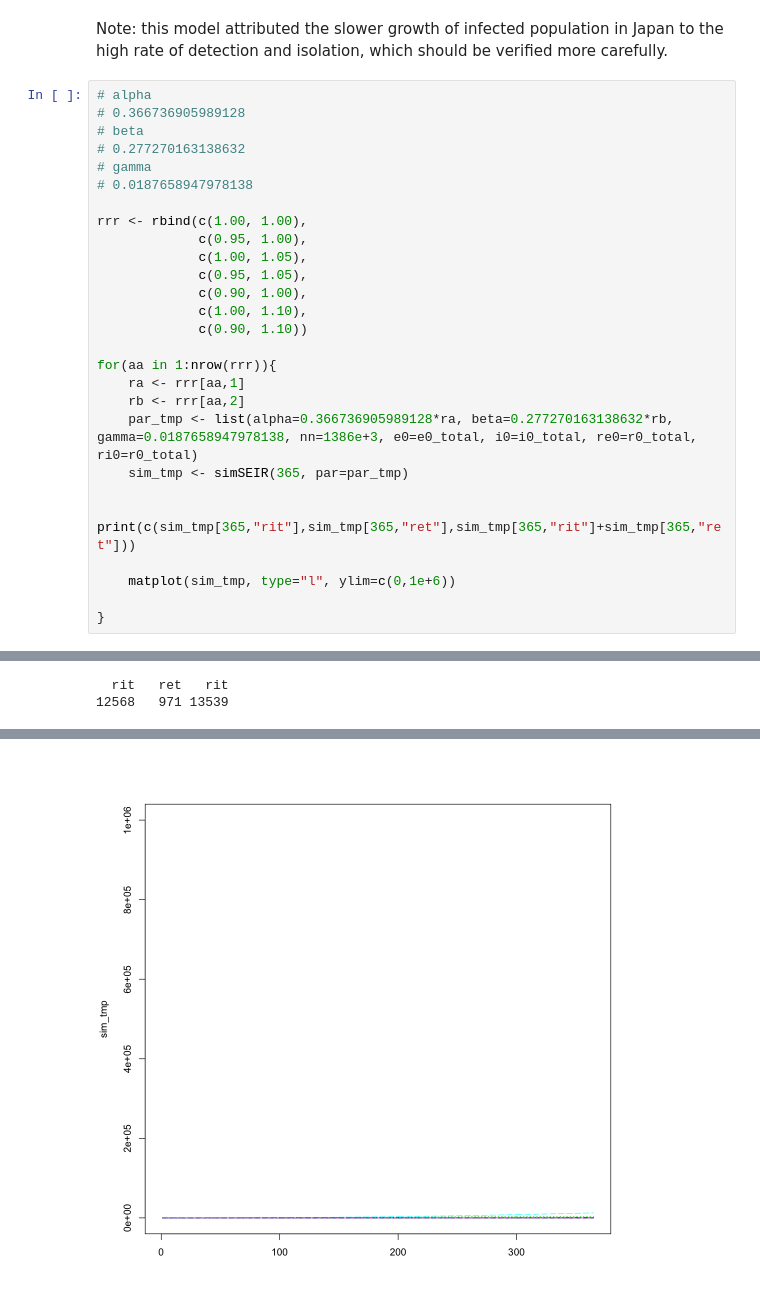
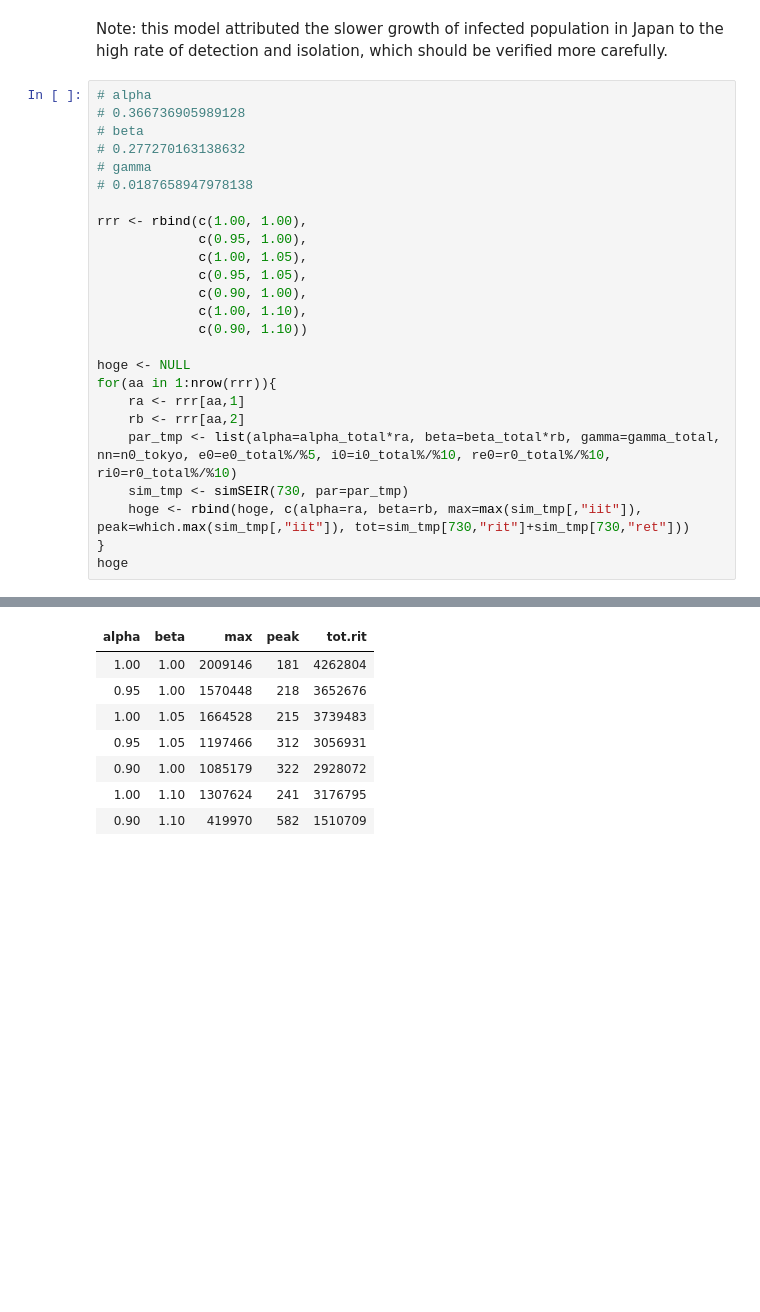
Before and after one commit to naono-git/covid19, a Jupyter notebook: covid19.SEIR.ipynb, the cells around one changed output, grey strips where cells are left out. Drawn from its saved outputs; the diff is of its cells as text; blank space fills up the shorter version.

```diff
--- a/covid19.SEIR.ipynb
+++ b/covid19.SEIR.ipynb
@@ -461,15 +466,13 @@ rrr <- rbind(c(1.00, 1.00),
              c(1.00, 1.10),
              c(0.90, 1.10))
 
+hoge <- NULL
 for(aa in 1:nrow(rrr)){
     ra <- rrr[aa,1]
     rb <- rrr[aa,2]
-    par_tmp <- list(alpha=0.366736905989128*ra, beta=0.277270163138632*rb, gamma=0.0187658947978138, nn=1386e+3, e0=e0_total, i0=i0_total, re0=r0_total, ri0=r0_total)
-    sim_tmp <- simSEIR(365, par=par_tmp)
-
-    print(c(sim_tmp[365,"rit"],sim_tmp[365,"ret"],sim_tmp[365,"rit"]+sim_tmp[365,"ret"]))
-
-    matplot(sim_tmp, type="l", ylim=c(0,1e+6))
-
+    par_tmp <- list(alpha=alpha_total*ra, beta=beta_total*rb, gamma=gamma_total, nn=n0_tokyo, e0=e0_total%/%5, i0=i0_total%/%10, re0=r0_total%/%10, ri0=r0_total%/%10)
+    sim_tmp <- simSEIR(730, par=par_tmp)
+    hoge <- rbind(hoge, c(alpha=ra, beta=rb, max=max(sim_tmp[,"iit"]), peak=which.max(sim_tmp[,"iit"]), tot=sim_tmp[730,"rit"]+sim_tmp[730,"ret"]))
 }
+hoge
 # %% [output]
@@ -493,2 +479,0 @@ for(aa in 1:nrow(rrr)){
-  rit   ret   rit
-12568   971 13539
@@ -496 +480,8 @@ for(aa in 1:nrow(rrr)){
-[figure, removed]
+| alpha | beta | max | peak | tot.rit |
+| 1.00 | 1.00 | 2009146 | 181 | 4262804 |
+| 0.95 | 1.00 | 1570448 | 218 | 3652676 |
+| 1.00 | 1.05 | 1664528 | 215 | 3739483 |
+| 0.95 | 1.05 | 1197466 | 312 | 3056931 |
+| 0.90 | 1.00 | 1085179 | 322 | 2928072 |
+| 1.00 | 1.10 | 1307624 | 241 | 3176795 |
+| 0.90 | 1.10 | 419970 | 582 | 1510709 |
```
Also changed, not shown: parts of 17 cells of this notebook, 9 other files.
